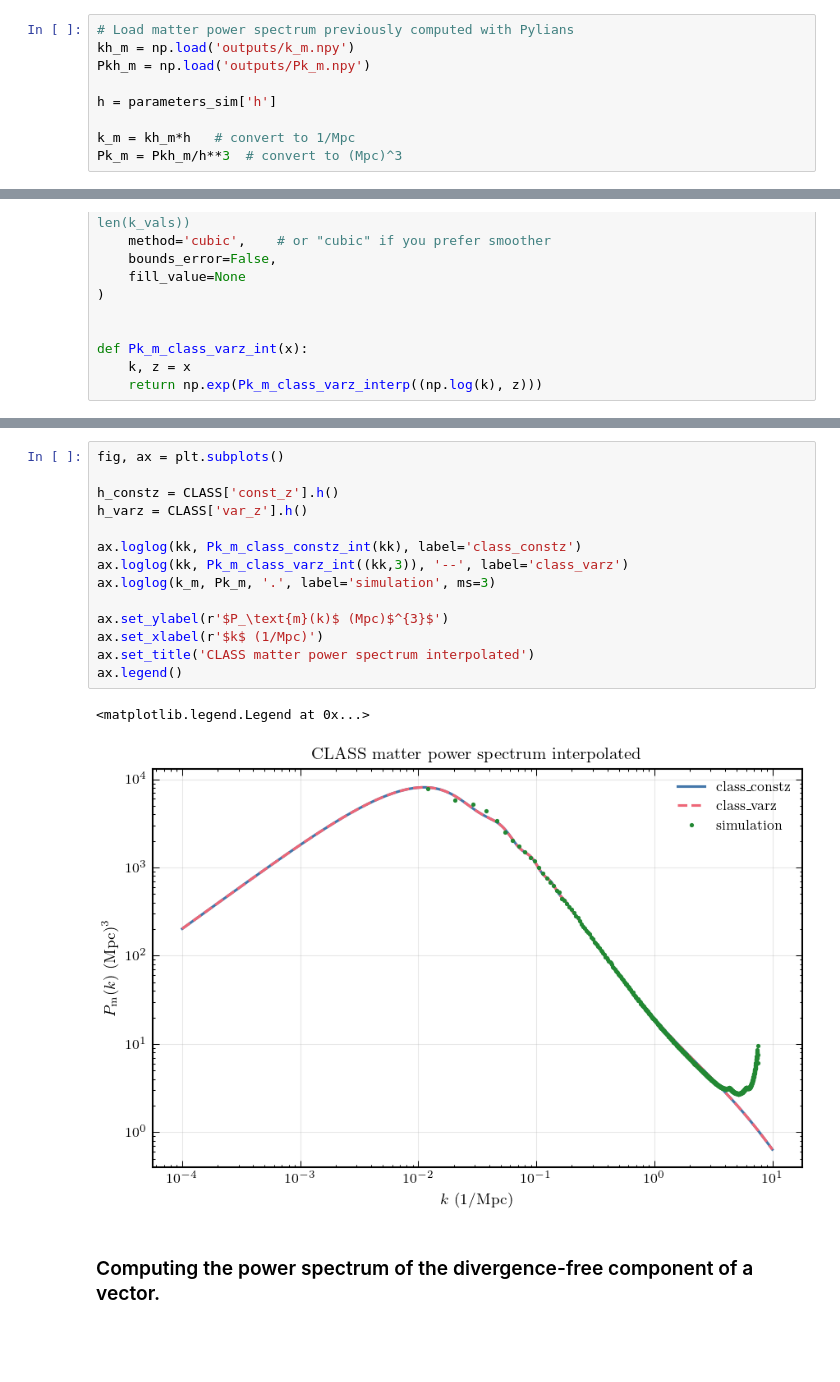
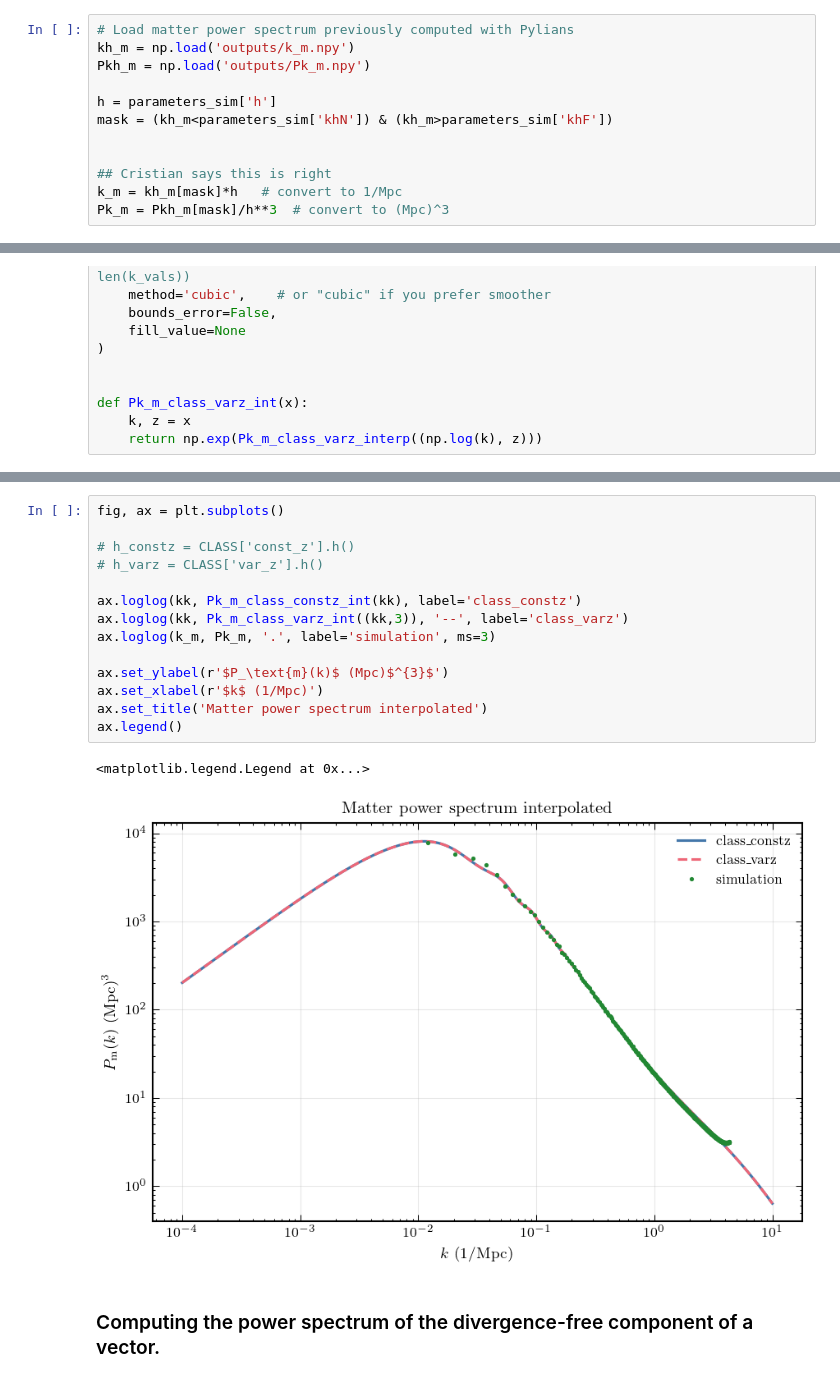
Before and after one commit to vPedreros/gravitomagnetic, a Jupyter notebook: gravitomagnetic.ipynb, the cells around one changed output, grey strips where cells are left out. Drawn from its saved outputs; the diff is of its cells as text; blank space fills up the shorter version.

```diff
--- a/gravitomagnetic.ipynb
+++ b/gravitomagnetic.ipynb
@@ -324,9 +321,12 @@ kh_m = np.load('outputs/k_m.npy')
 Pkh_m = np.load('outputs/Pk_m.npy')
 
 h = parameters_sim['h']
+mask = (kh_m<parameters_sim['khN']) & (kh_m>parameters_sim['khF'])
 
-k_m = kh_m*h   # convert to 1/Mpc
-Pk_m = Pkh_m/h**3  # convert to (Mpc)^3
+
+## Cristian says this is right
+k_m = kh_m[mask]*h   # convert to 1/Mpc
+Pk_m = Pkh_m[mask]/h**3  # convert to (Mpc)^3
 # %%
 CLASS = {}
 
@@ -451,19 +451,19 @@ ax.legend()
 # %%
 fig, ax = plt.subplots()
 
-h_constz = CLASS['const_z'].h()
-h_varz = CLASS['var_z'].h()
+# h_constz = CLASS['const_z'].h()
+# h_varz = CLASS['var_z'].h()
 
 ax.loglog(kk, Pk_m_class_constz_int(kk), label='class_constz')
 ax.loglog(kk, Pk_m_class_varz_int((kk,3)), '--', label='class_varz')
 ax.loglog(k_m, Pk_m, '.', label='simulation', ms=3)
 
 ax.set_ylabel(r'$P_\text{m}(k)$ (Mpc)$^{3}$')
 ax.set_xlabel(r'$k$ (1/Mpc)')
-ax.set_title('CLASS matter power spectrum interpolated')
+ax.set_title('Matter power spectrum interpolated')
 ax.legend()
 # %% [output]
 <matplotlib.legend.Legend at 0x...>
-[figure, old version]
+[figure, new version]
 # %% [markdown]
 ### Computing the power spectrum of the divergence-free component of a vector.
```
Also changed, not shown: parts of 15 cells of this notebook, 1 other file.
